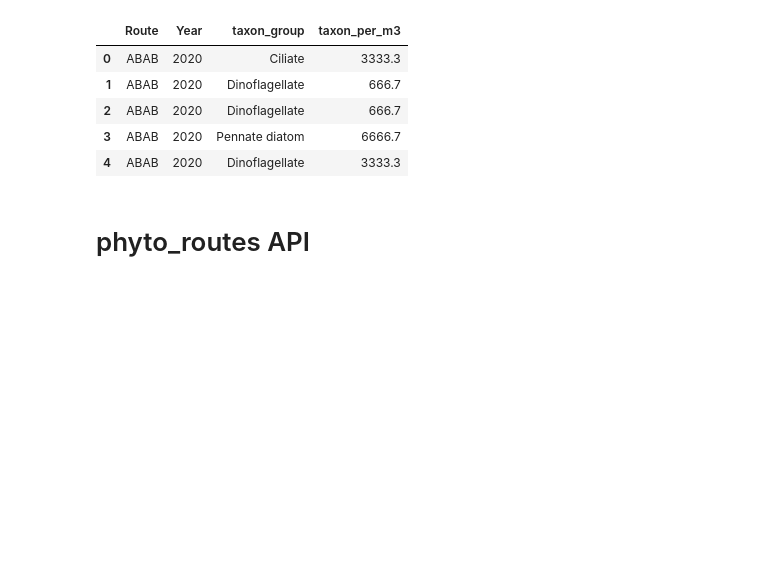
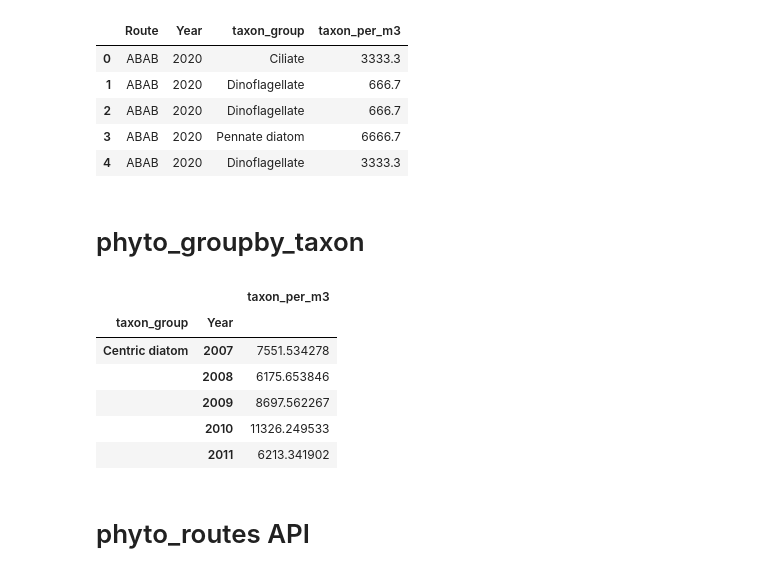
Before and after one commit to JackXinPan/Group5Project2, a Jupyter notebook: read_clean_data.ipynb, the cells around one changed output. Drawn from its saved outputs; the diff is of its cells as text; code cells hidden in the pictures; blank space fills up the shorter version.

```diff
--- a/read_clean_data.ipynb
+++ b/read_clean_data.ipynb
@@ -87,6 +87,20 @@ phyto_taxon_group.head()
 | 2 | ABAB | 2020 | Dinoflagellate | 666.7 |
 | 3 | ABAB | 2020 | Pennate diatom | 6666.7 |
 | 4 | ABAB | 2020 | Dinoflagellate | 3333.3 |
+# %% [markdown]
+# phyto_groupby_taxon
+# %%
+phyto_groupby_taxon = pd.DataFrame(phyto_taxon_group.groupby(by=["taxon_group","Year"])["taxon_per_m3"].mean())
+
+phyto_groupby_taxon.head()
+# %% [output]
+|  |  | taxon_per_m3 |
+| taxon_group | Year |  |
+| Centric diatom | 2007 | 7551.534278 |
+|  | 2008 | 6175.653846 |
+|  | 2009 | 8697.562267 |
+|  | 2010 | 11326.249533 |
+|  | 2011 | 6213.341902 |
 # %% [markdown]
 # phyto_routes API
 # %%
```
Also changed, not shown: parts of 5 cells of this notebook, 2 other files.
